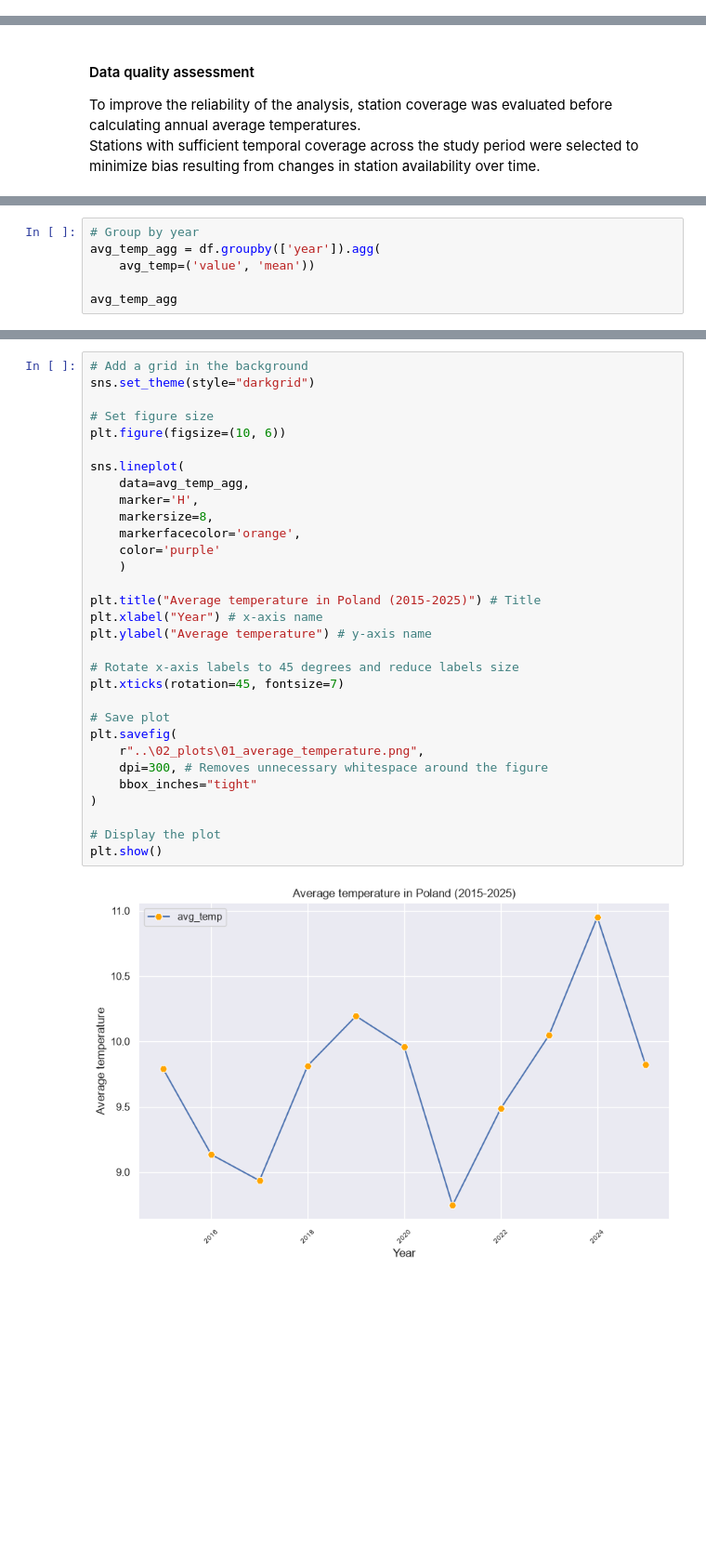
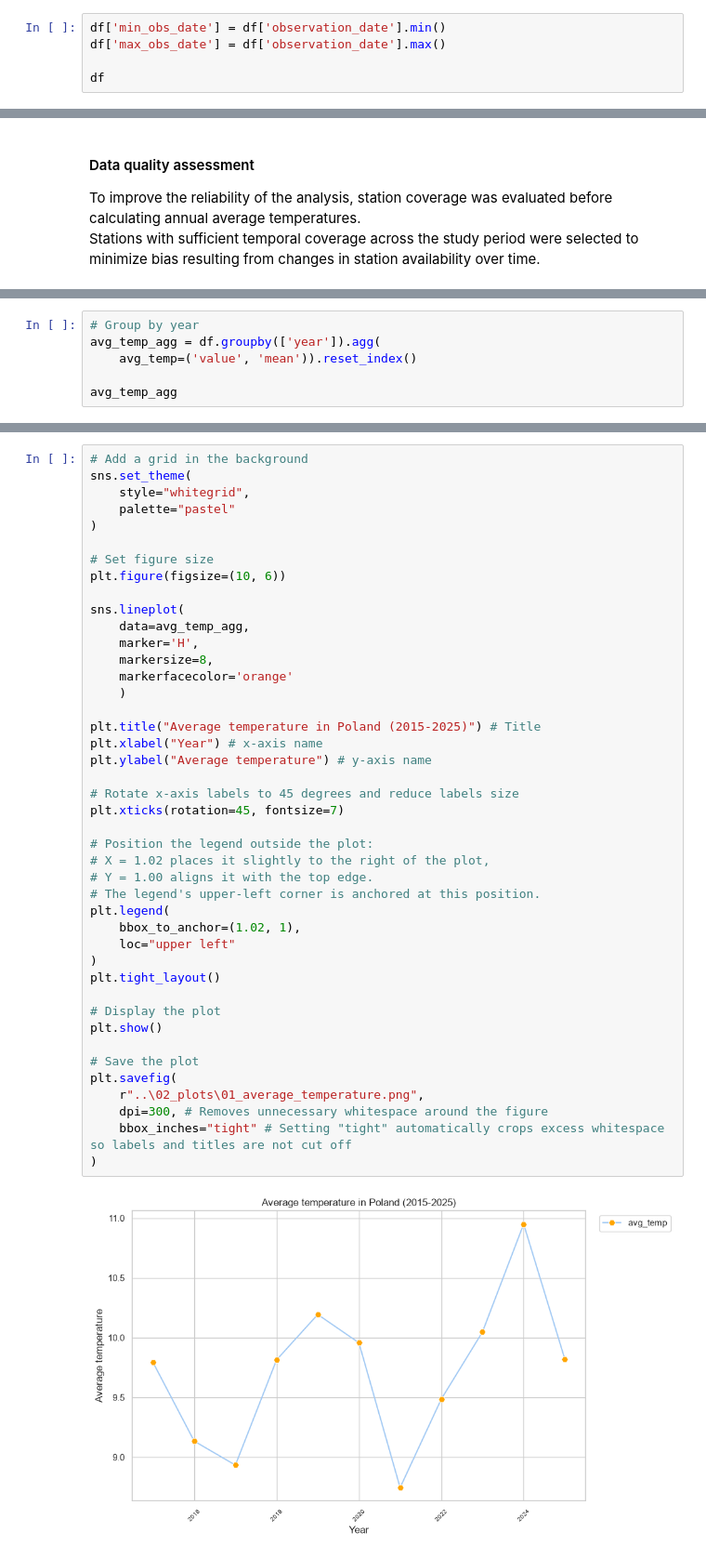
Before and after one commit to nerwuuus/data-toolkit, a Jupyter notebook: weather_data_processing/01_scripts/8_pandas_analysis.ipynb, the cells around one changed output, grey strips where cells are left out. Shown at 93% size. Cells and saved outputs as stored; diff of their text form; blank space fills up the shorter version.

Commit message:
new plots added

```diff
--- a/weather_data_processing/01_scripts/8_pandas_analysis.ipynb
+++ b/weather_data_processing/01_scripts/8_pandas_analysis.ipynb
@@ -169,3 +182,8 @@ df
 | 121149 | PLM00012295 | Bialystok | 151.0 | 2025-12-31 | 12-2025 | TAVG | -9.2 | 2025 |
 | 121153 | PLM00012497 | Wlodawa | 179.0 | 2025-12-31 | 12-2025 | TAVG | -4.2 | 2025 |
 39498 rows × 8 columns
+# %%
+df['min_obs_date'] = df['observation_date'].min()
+df['max_obs_date'] = df['observation_date'].max()
+
+df
@@ -255,7 +301,7 @@ dq_count2
 # %%
 # Group by year
 avg_temp_agg = df.groupby(['year']).agg(
-    avg_temp=('value', 'mean'))
+    avg_temp=('value', 'mean')).reset_index()
 
 avg_temp_agg
 # %% [output]
@@ -275,33 +320,45 @@ avg_temp_agg
 # %%
 # Add a grid in the background
-sns.set_theme(style="darkgrid")
+sns.set_theme(
+    style="whitegrid",
+    palette="pastel"
+)
 
 # Set figure size
 plt.figure(figsize=(10, 6))
 
 sns.lineplot(
     data=avg_temp_agg,
     marker='H',
     markersize=8,
-    markerfacecolor='orange',
-    color='purple'
+    markerfacecolor='orange'
     )
 
 plt.title("Average temperature in Poland (2015-2025)") # Title
 plt.xlabel("Year") # x-axis name
 plt.ylabel("Average temperature") # y-axis name
 
 # Rotate x-axis labels to 45 degrees and reduce labels size
 plt.xticks(rotation=45, fontsize=7)
 
-# Save plot
+# Position the legend outside the plot:
+# X = 1.02 places it slightly to the right of the plot,
+# Y = 1.00 aligns it with the top edge.
+# The legend's upper-left corner is anchored at this position.
+plt.legend(
+    bbox_to_anchor=(1.02, 1),
+    loc="upper left"
+)
+plt.tight_layout()
+
+# Display the plot
+plt.show()
+
+# Save the plot
 plt.savefig(
     r"..\02_plots\01_average_temperature.png",
     dpi=300, # Removes unnecessary whitespace around the figure
-    bbox_inches="tight"
+    bbox_inches="tight" # Setting "tight" automatically crops excess whitespace so labels and titles are not cut off
 )
-
-# Display the plot
-plt.show()
 # %% [output]
-[figure, old version]
+[figure, new version]
```
Also changed, not shown: parts of 24 cells of this notebook, 1 other file.
